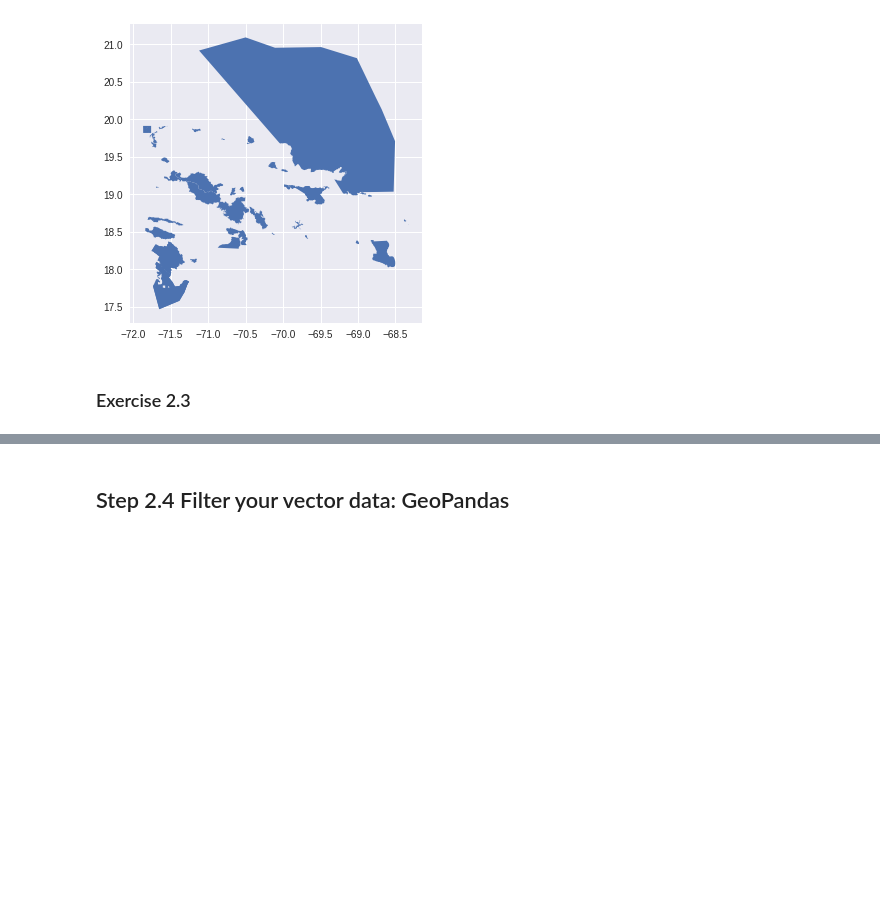
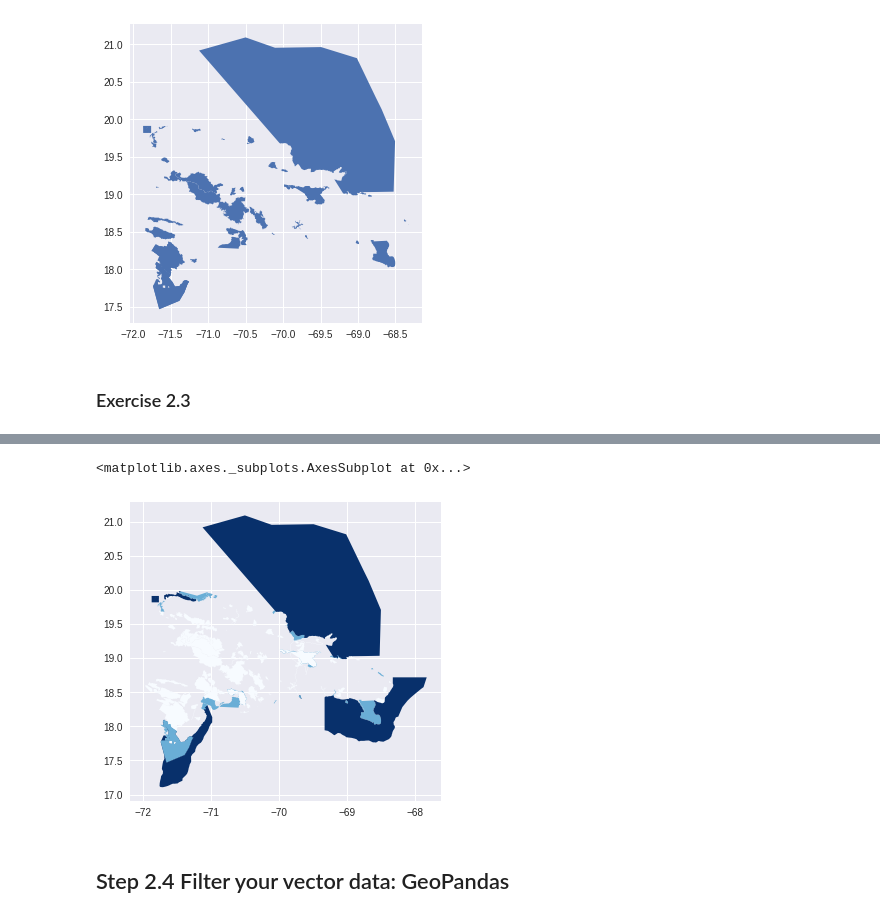
Before and after one commit to rrcarlson/Intro_python_geo, a Jupyter notebook: Intro_Python_geospatial.ipynb, the cells around one changed output, grey strips where cells are left out. Cells and saved outputs as stored; diff of their text form; code cells hidden in the pictures; blank space fills up the shorter version.

```diff
--- a/Intro_Python_geospatial.ipynb
+++ b/Intro_Python_geospatial.ipynb
@@ -203,5 +207,9 @@ conserve[conserve['MANG_PLAN'] != "No"].plot()
 # %%
 # Make it blue (obviously)! https://matplotlib.org/users/colormaps.html
+conserve.plot(column = 'MARINE', cmap="Blues")
+# %% [output]
+<matplotlib.axes._subplots.AxesSubplot at 0x...>
+[figure, added]
 # %% [markdown]
 ## Step 2.4 Filter your vector data: GeoPandas
 # %% [markdown]
```
Also changed, not shown: parts of 16 cells of this notebook.
